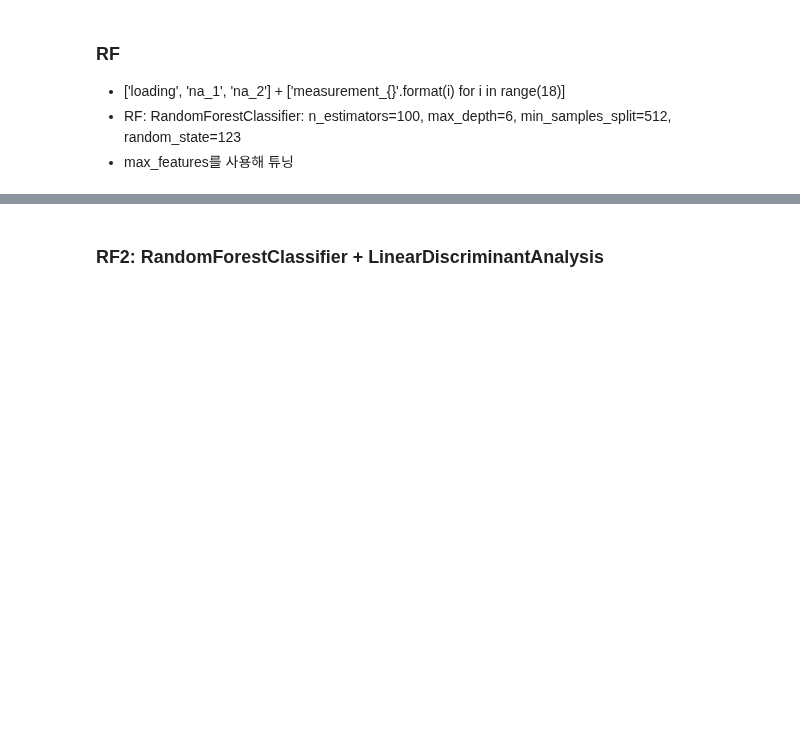
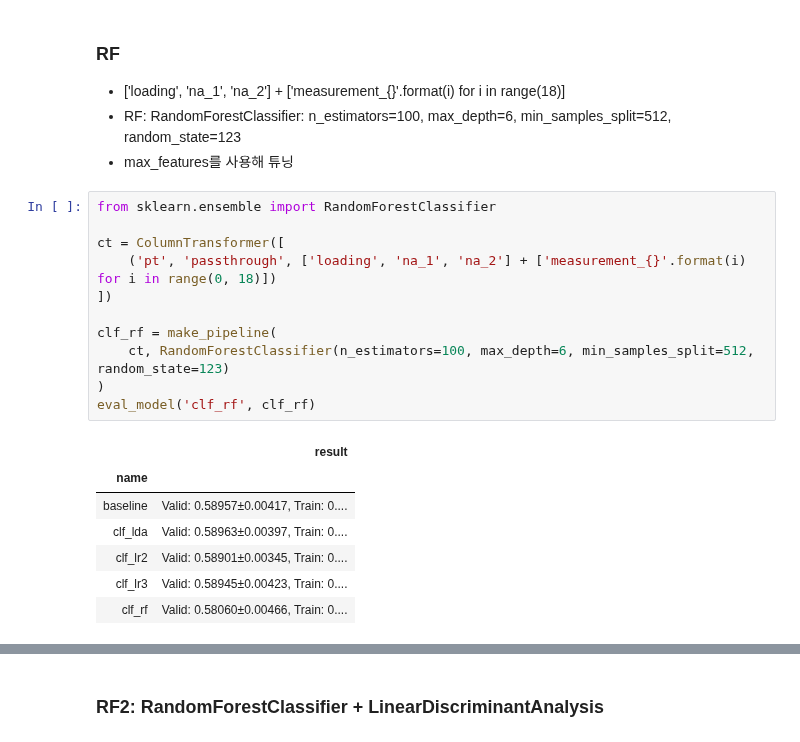
Before and after one commit to sunkusun9/DS_lv3_2510, a Jupyter notebook: sec_ds_lv3_prob1_kaggle.ipynb, the cells around one changed output, grey strips where cells are left out. Saved outputs shown, nothing was run; the diff lists cells and outputs as text; blank space fills up the shorter version.

```diff
--- a/sec_ds_lv3_prob1_kaggle.ipynb
+++ b/sec_ds_lv3_prob1_kaggle.ipynb
@@ -157,3 +422,22 @@ LDA + Baseline
 - ['loading', 'na_1', 'na_2'] + ['measurement_{}'.format(i) for i in range(18)]
 - RF: RandomForestClassifier: n_estimators=100, max_depth=6, min_samples_split=512, random_state=123
 - max_features를 사용해 튜닝
+# %%
+from sklearn.ensemble import RandomForestClassifier
+
+ct = ColumnTransformer([
+    ('pt', 'passthrough', ['loading', 'na_1', 'na_2'] + ['measurement_{}'.format(i) for i in range(0, 18)])
+])
+
+clf_rf = make_pipeline(
+    ct, RandomForestClassifier(n_estimators=100, max_depth=6, min_samples_split=512, random_state=123)
+)
+eval_model('clf_rf', clf_rf)
+# %% [output]
+|  | result |
+| name |  |
+| baseline | Valid: 0.58957±0.00417, Train: 0.... |
+| clf_lda | Valid: 0.58963±0.00397, Train: 0.... |
+| clf_lr2 | Valid: 0.58901±0.00345, Train: 0.... |
+| clf_lr3 | Valid: 0.58945±0.00423, Train: 0.... |
+| clf_rf | Valid: 0.58060±0.00466, Train: 0.... |
```
Also changed, not shown: parts of 37 cells of this notebook.
